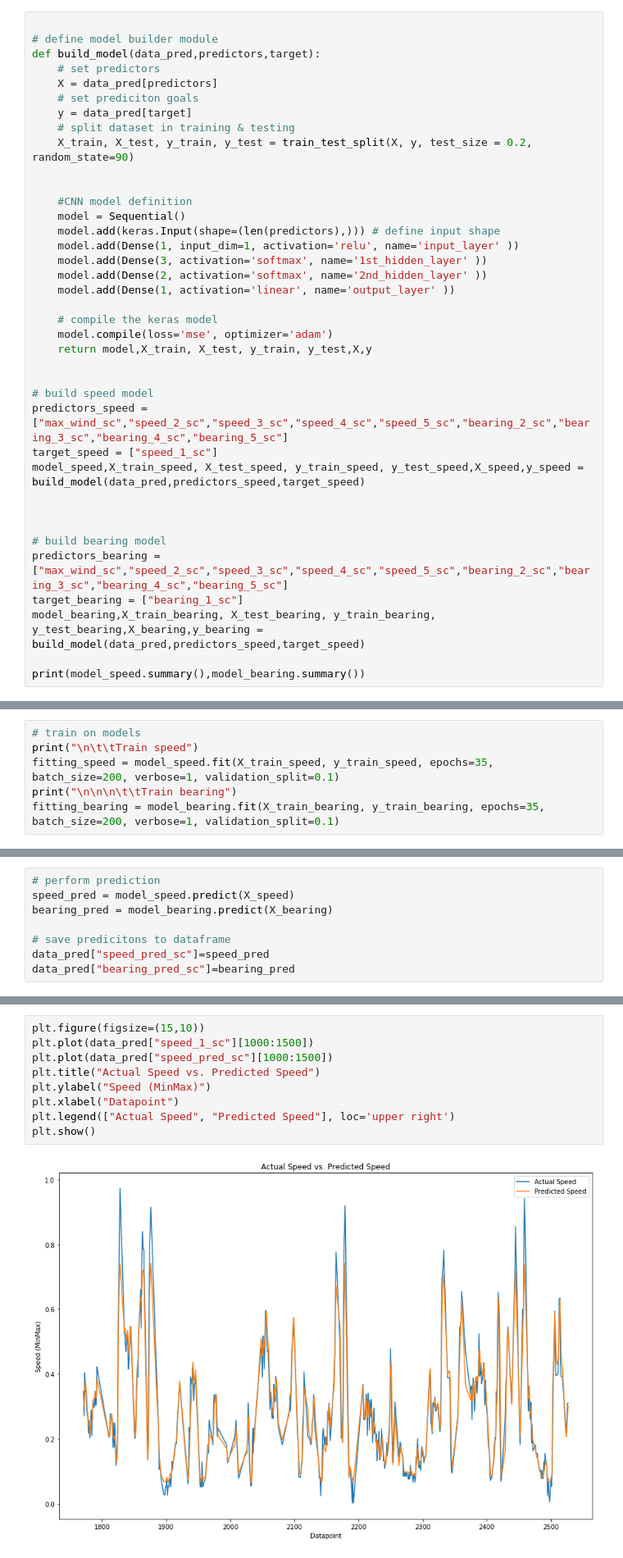
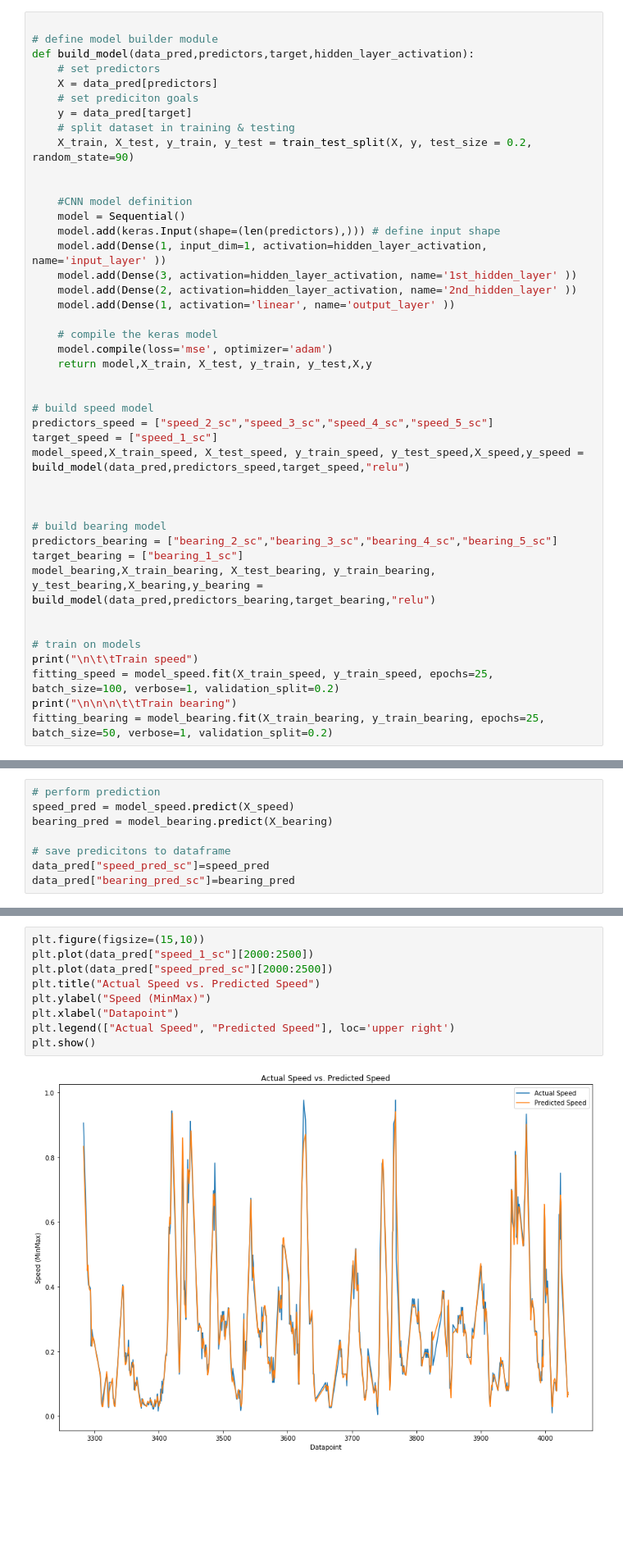
Before and after one commit to simon-donike/eot_machine_learning, a Jupyter notebook: hurricanes.ipynb, the cells around one changed output, grey strips where cells are left out. Shown at 82% size. Drawn from its saved outputs; the diff is of its cells as text; blank space fills up the shorter version.

```diff
--- a/hurricanes.ipynb
+++ b/hurricanes.ipynb
@@ -831,7 +836,7 @@ import keras
 # %%
 
 # define model builder module
-def build_model(data_pred,predictors,target):
+def build_model(data_pred,predictors,target,hidden_layer_activation):
     # set predictors
     X = data_pred[predictors]
     # set prediciton goals
@@ -843,9 +848,9 @@ def build_model(data_pred,predictors,target):
     #CNN model definition
     model = Sequential()
     model.add(keras.Input(shape=(len(predictors),))) # define input shape
-    model.add(Dense(1, input_dim=1, activation='relu', name='input_layer' ))
-    model.add(Dense(3, activation='softmax', name='1st_hidden_layer' ))
-    model.add(Dense(2, activation='softmax', name='2nd_hidden_layer' ))
+    model.add(Dense(1, input_dim=1, activation=hidden_layer_activation, name='input_layer' ))
+    model.add(Dense(3, activation=hidden_layer_activation, name='1st_hidden_layer' ))
+    model.add(Dense(2, activation=hidden_layer_activation, name='2nd_hidden_layer' ))
     model.add(Dense(1, activation='linear', name='output_layer' ))
 
     # compile the keras model
@@ -854,16 +859,21 @@ def build_model(data_pred,predictors,target):
 
 
 # build speed model
-predictors_speed = ["max_wind_sc","speed_2_sc","speed_3_sc","speed_4_sc","speed_5_sc","bearing_2_sc","bearing_3_sc","bearing_4_sc","bearing_5_sc"]
+predictors_speed = ["speed_2_sc","speed_3_sc","speed_4_sc","speed_5_sc"]
 target_speed = ["speed_1_sc"]
-model_speed,X_train_speed, X_test_speed, y_train_speed, y_test_speed,X_speed,y_speed = build_model(data_pred,predictors_speed,target_speed)
+model_speed,X_train_speed, X_test_speed, y_train_speed, y_test_speed,X_speed,y_speed = build_model(data_pred,predictors_speed,target_speed,"relu")
 
 
 
 # build bearing model
-predictors_bearing = ["max_wind_sc","speed_2_sc","speed_3_sc","speed_4_sc","speed_5_sc","bearing_2_sc","bearing_3_sc","bearing_4_sc","bearing_5_sc"]
+predictors_bearing = ["bearing_2_sc","bearing_3_sc","bearing_4_sc","bearing_5_sc"]
 target_bearing = ["bearing_1_sc"]
-model_bearing,X_train_bearing, X_test_bearing, y_train_bearing, y_test_bearing,X_bearing,y_bearing = build_model(data_pred,predictors_speed,target_speed)
+model_bearing,X_train_bearing, X_test_bearing, y_train_bearing, y_test_bearing,X_bearing,y_bearing = build_model(data_pred,predictors_bearing,target_bearing,"relu")
 
-print(model_speed.summary(),model_bearing.summary())
+
+# train on models
+print("\n\t\tTrain speed")
+fitting_speed = model_speed.fit(X_train_speed, y_train_speed, epochs=25, batch_size=100, verbose=1, validation_split=0.2)
+print("\n\n\n\t\tTrain bearing")
+fitting_bearing = model_bearing.fit(X_train_bearing, y_train_bearing, epochs=25, batch_size=50, verbose=1, validation_split=0.2)
 # %% [output]
@@ -887,6 +896,0 @@ None None
-# %%
-# train on models
-print("\n\t\tTrain speed")
-fitting_speed = model_speed.fit(X_train_speed, y_train_speed, epochs=35, batch_size=200, verbose=1, validation_split=0.1)
-print("\n\n\n\t\tTrain bearing")
-fitting_bearing = model_bearing.fit(X_train_bearing, y_train_bearing, epochs=35, batch_size=200, verbose=1, validation_split=0.1)
@@ -960,14 +946,14 @@ data_pred.describe()
 | max | 65.000000 | 6.000000 | 1.000000 | 1.000000 | 0.996122 | 0.997496 | 0.998039 | 0.998920 | ... |
 # %%
 plt.figure(figsize=(15,10))
-plt.plot(data_pred["speed_1_sc"][1000:1500])
-plt.plot(data_pred["speed_pred_sc"][1000:1500])
+plt.plot(data_pred["speed_1_sc"][2000:2500])
+plt.plot(data_pred["speed_pred_sc"][2000:2500])
 plt.title("Actual Speed vs. Predicted Speed")
 plt.ylabel("Speed (MinMax)")
 plt.xlabel("Datapoint")
 plt.legend(["Actual Speed", "Predicted Speed"], loc='upper right')
 plt.show()
 # %% [output]
-[figure, old version]
+[figure, new version]
 # %%
 plt.figure(figsize=(15,10))
```
Also changed, not shown: parts of 8 cells of this notebook.
